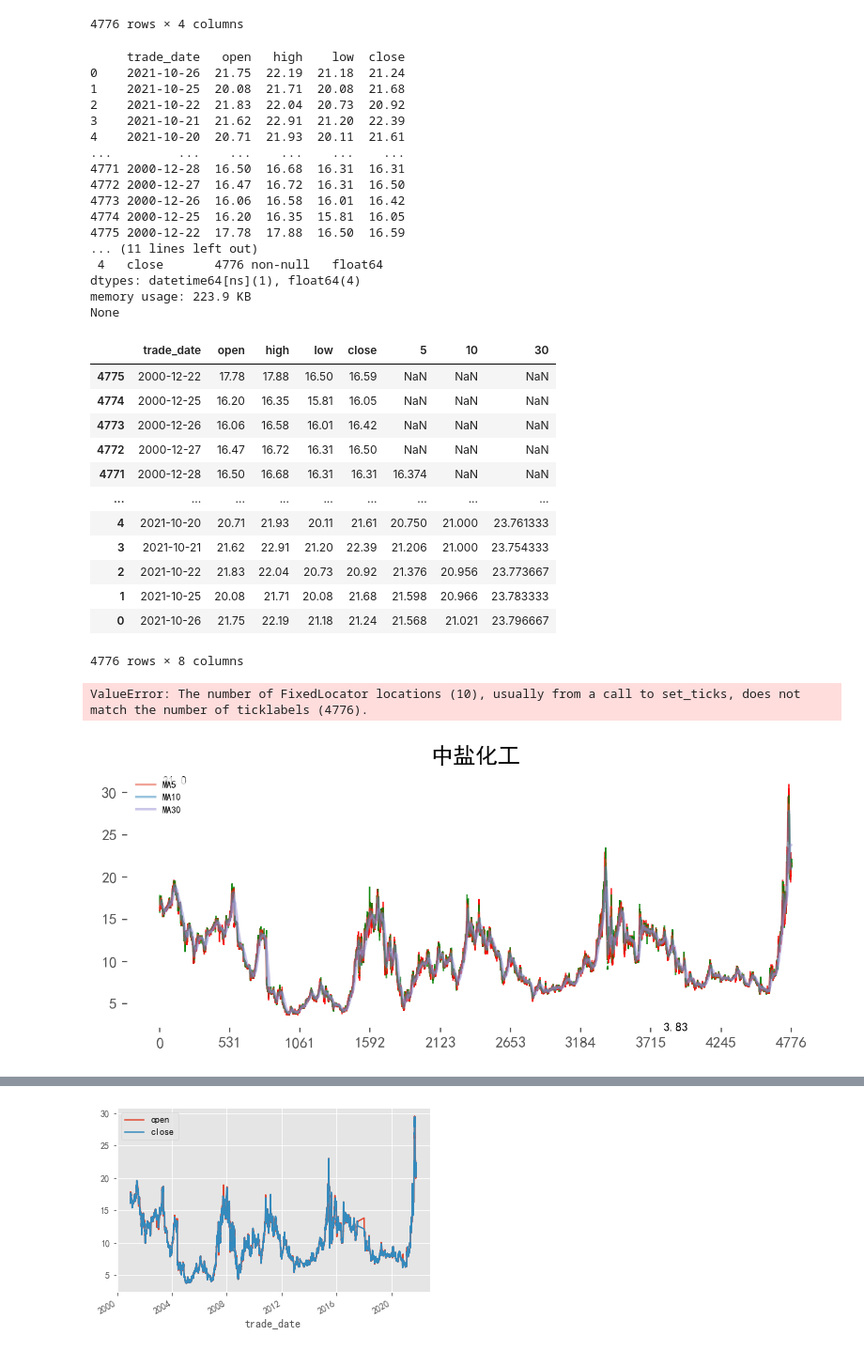
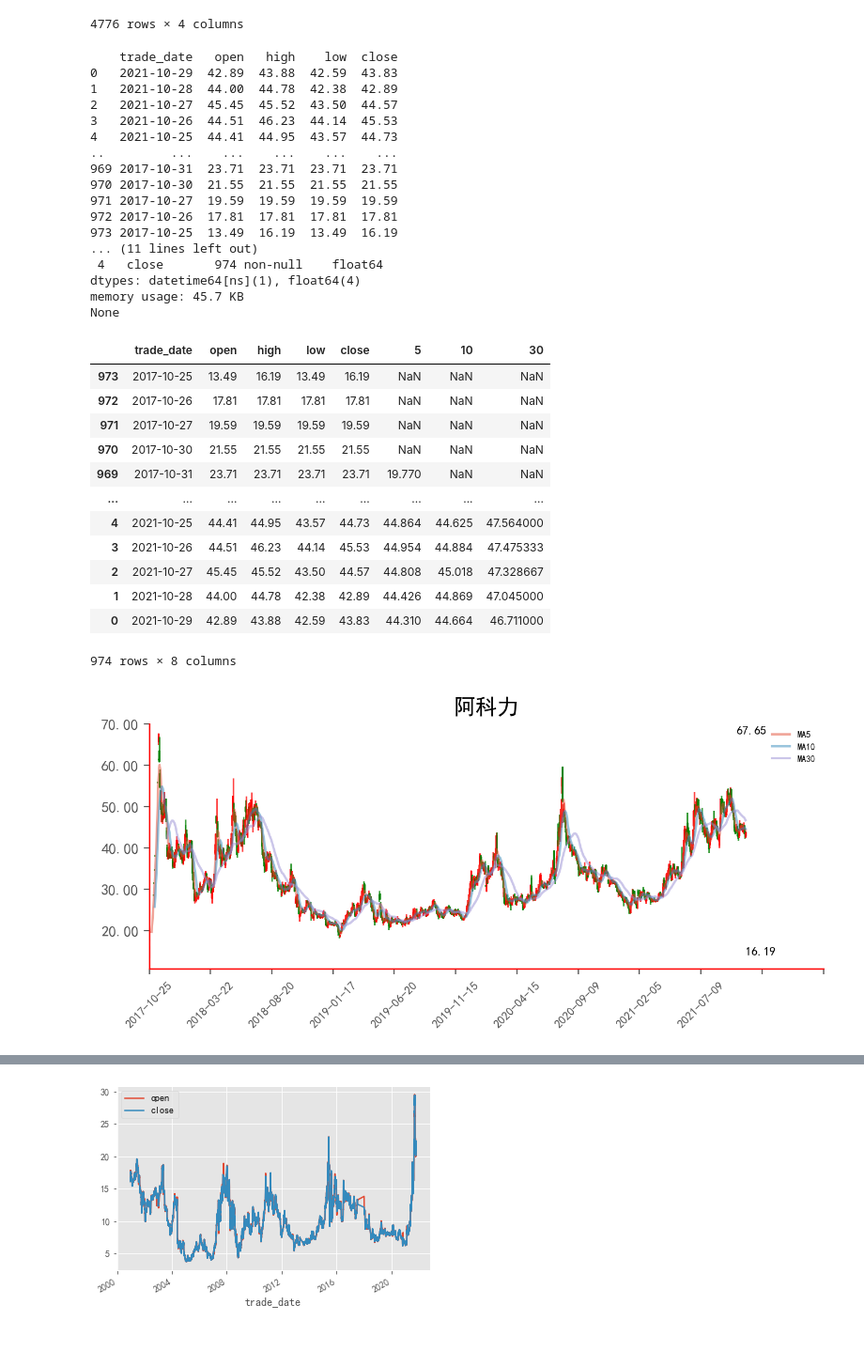
Before and after one commit to besttea/BestteaPythonWork, a Jupyter notebook: stocktest/stocktest.ipynb, the cells around one changed output, grey strips where cells are left out. Shown: that part at 94% size. Saved outputs shown, nothing was run; the diff lists cells and outputs as text; code cells hidden in the pictures.

Commit message:
20211031stocktest

```diff
--- a/stocktest/stocktest.ipynb
+++ b/stocktest/stocktest.ipynb
@@ -85,5 +85,5 @@ data.to_csv("stock600328.csv")
 # %%
-data=pd.read_csv("./stock600328.csv",parse_dates=["trade_date"],index_col="trade_date")[["open","high","low","close"]]
+data=pd.read_csv("./stock603722.csv",parse_dates=["trade_date"],index_col="trade_date")[["open","high","low","close"]]
 # data=pd.read_csv("./stock688333.csv",parse_dates=["trade_date"])[["trade_date","open","high","low","close","vol"]]
-data.index
+data
 # %% [output]
@@ -187,36 +193,36 @@ df3['30']=df3.close.rolling(30).mean()
 
 df3
 # %% [output]
-     trade_date   open   high    low  close
-0    2021-10-26  21.75  22.19  21.18  21.24
-1    2021-10-25  20.08  21.71  20.08  21.68
-2    2021-10-22  21.83  22.04  20.73  20.92
-3    2021-10-21  21.62  22.91  21.20  22.39
-4    2021-10-20  20.71  21.93  20.11  21.61
-...         ...    ...    ...    ...    ...
-4771 2000-12-28  16.50  16.68  16.31  16.31
-4772 2000-12-27  16.47  16.72  16.31  16.50
-4773 2000-12-26  16.06  16.58  16.01  16.42
-4774 2000-12-25  16.20  16.35  15.81  16.05
-4775 2000-12-22  17.78  17.88  16.50  16.59
+    trade_date   open   high    low  close
+0   2021-10-29  42.89  43.88  42.59  43.83
+1   2021-10-28  44.00  44.78  42.38  42.89
+2   2021-10-27  45.45  45.52  43.50  44.57
+3   2021-10-26  44.51  46.23  44.14  45.53
+4   2021-10-25  44.41  44.95  43.57  44.73
+..         ...    ...    ...    ...    ...
+969 2017-10-31  23.71  23.71  23.71  23.71
+970 2017-10-30  21.55  21.55  21.55  21.55
+971 2017-10-27  19.59  19.59  19.59  19.59
+972 2017-10-26  17.81  17.81  17.81  17.81
+973 2017-10-25  13.49  16.19  13.49  16.19
 ... (11 lines left out)
- 4   close       4776 non-null   float64
+ 4   close       974 non-null    float64
 dtypes: datetime64[ns](1), float64(4)
-memory usage: 223.9 KB
+memory usage: 45.7 KB
 None
 |  | trade_date | open | high | low | close | 5 | 10 | 30 |
-| 4775 | 2000-12-22 | 17.78 | 17.88 | 16.50 | 16.59 | NaN | NaN | NaN |
-| 4774 | 2000-12-25 | 16.20 | 16.35 | 15.81 | 16.05 | NaN | NaN | NaN |
-| 4773 | 2000-12-26 | 16.06 | 16.58 | 16.01 | 16.42 | NaN | NaN | NaN |
-| 4772 | 2000-12-27 | 16.47 | 16.72 | 16.31 | 16.50 | NaN | NaN | NaN |
-| 4771 | 2000-12-28 | 16.50 | 16.68 | 16.31 | 16.31 | 16.374 | NaN | NaN |
+| 973 | 2017-10-25 | 13.49 | 16.19 | 13.49 | 16.19 | NaN | NaN | NaN |
+| 972 | 2017-10-26 | 17.81 | 17.81 | 17.81 | 17.81 | NaN | NaN | NaN |
+| 971 | 2017-10-27 | 19.59 | 19.59 | 19.59 | 19.59 | NaN | NaN | NaN |
+| 970 | 2017-10-30 | 21.55 | 21.55 | 21.55 | 21.55 | NaN | NaN | NaN |
+| 969 | 2017-10-31 | 23.71 | 23.71 | 23.71 | 23.71 | 19.770 | NaN | NaN |
 | ... | ... | ... | ... | ... | ... | ... | ... | ... |
-| 4 | 2021-10-20 | 20.71 | 21.93 | 20.11 | 21.61 | 20.750 | 21.000 | 23.761333 |
-| 3 | 2021-10-21 | 21.62 | 22.91 | 21.20 | 22.39 | 21.206 | 21.000 | 23.754333 |
-| 2 | 2021-10-22 | 21.83 | 22.04 | 20.73 | 20.92 | 21.376 | 20.956 | 23.773667 |
-| 1 | 2021-10-25 | 20.08 | 21.71 | 20.08 | 21.68 | 21.598 | 20.966 | 23.783333 |
-| 0 | 2021-10-26 | 21.75 | 22.19 | 21.18 | 21.24 | 21.568 | 21.021 | 23.796667 |
+| 4 | 2021-10-25 | 44.41 | 44.95 | 43.57 | 44.73 | 44.864 | 44.625 | 47.564000 |
+| 3 | 2021-10-26 | 44.51 | 46.23 | 44.14 | 45.53 | 44.954 | 44.884 | 47.475333 |
+| 2 | 2021-10-27 | 45.45 | 45.52 | 43.50 | 44.57 | 44.808 | 45.018 | 47.328667 |
+| 1 | 2021-10-28 | 44.00 | 44.78 | 42.38 | 42.89 | 44.426 | 44.869 | 47.045000 |
+| 0 | 2021-10-29 | 42.89 | 43.88 | 42.59 | 43.83 | 44.310 | 44.664 | 46.711000 |
-4776 rows × 8 columns
+974 rows × 8 columns
 # %%
 import matplotlib
 matplotlib.style.use('ggplot') #用于调整图标样式，可选
@@ -226,39 +232,45 @@ from matplotlib.ticker import FormatStrFormatter
 
 fig, ax = plt.subplots(1, 1, figsize=(8,3), dpi=200)
 
 candlestick2_ohlc(ax,
                   opens = df3[ 'open'].values,
                 highs = df3['high'].values,
                 lows = df3[ 'low'].values,
                 closes = df3['close'].values,
                   width=0.5, colorup="r",colordown="g")
 
 # 显示最高点和最低点
 ax.text( df3.high.idxmax(), df3.high.max(),   s =df3.high.max(), fontsize=8)
 ax.text( df3.high.idxmin(), df3.high.min()-2, s = df3.high.min(), fontsize=8)
 
 ax.set_facecolor("white")
-ax.set_title("中盐化工")
+ax.set_title("阿科力")
 
 # 画均线
 plt.plot(df3['5'].values, alpha = 0.5, label='MA5')
 plt.plot(df3['10'].values, alpha = 0.5, label='MA10')
 plt.plot(df3['30'].values,alpha=0.5, label='MA30')
 
 ax.legend(facecolor='white', edgecolor='white', fontsize=6)
 
 # 修改x轴坐标
-tempXticks=np.linspace(0,len(df3),10)
+tempXticks=np.arange(0,len(df3))
+#XticksData=data.asfreq("2M").dropna()
+nameXticks =  df3.trade_date.dt.strftime('%Y-%m-%d').to_numpy()
 
-plt.xticks(ticks = tempXticks, labels = df3.trade_date.dt.strftime('%Y-%m-%d').to_numpy())
-plt.xticks(rotation=90, size=8)
-
+plt.xticks(ticks =tempXticks , labels =nameXticks )
+plt.xticks(rotation=45, size=8)
+#修改X轴间隔
+x_major_locator=plt.MultipleLocator(100)
+ax.xaxis.set_major_locator(x_major_locator)
+ax.spines['bottom'].set_color('red')
+ax.spines['left'].set_color('red')
+plt.xlim(0,1100)
 # 修改y轴坐标
 ax.yaxis.set_major_formatter(FormatStrFormatter('%.2f'))
 
 plt.show()
 # %% [output]
-ValueError: The number of FixedLocator locations (10), usually from a call to set_ticks, does not match the number of ticklabels (4776).
-[figure, old version]
+[figure, new version]
 # %%
 
```
Also changed, not shown: parts of 16 cells of this notebook, 1 other file.
